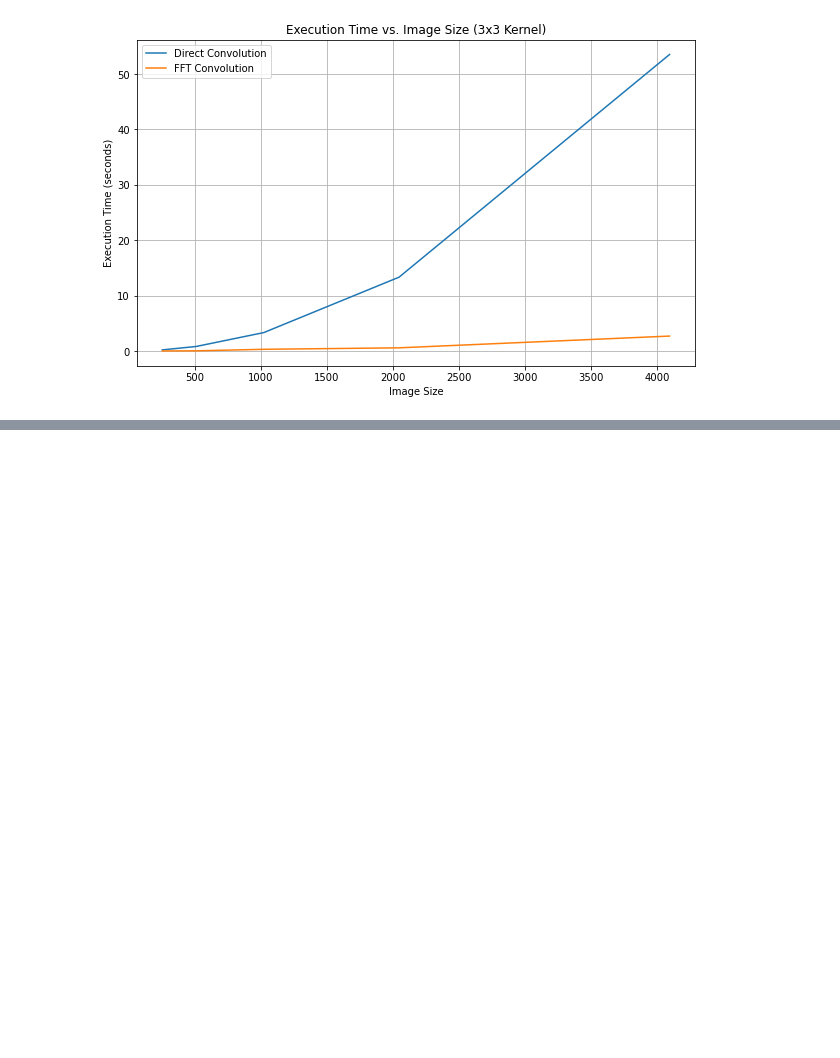
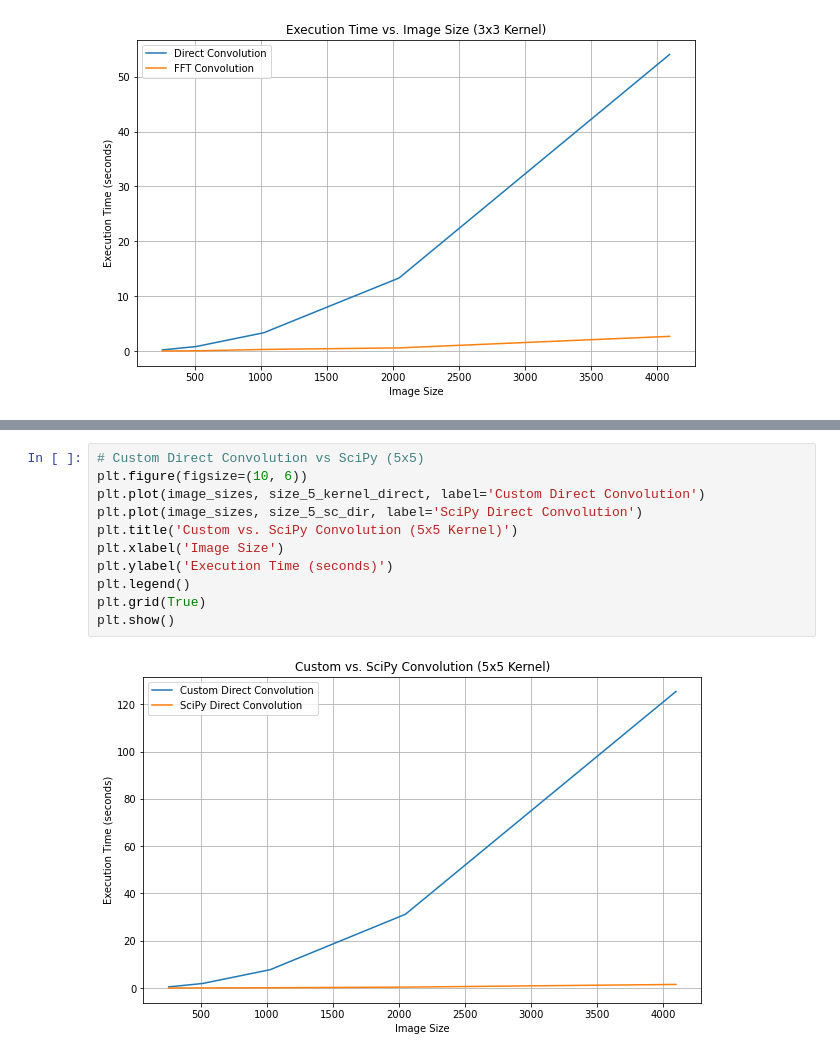
Before and after one commit to pmarshall7516/enhance-convolution-FFT, a Jupyter notebook: convolution_notebook.ipynb, the cells around one changed output, grey strips where cells are left out. Drawn from its saved outputs; the diff is of its cells as text; blank space fills up the shorter version.

```diff
--- a/convolution_notebook.ipynb
+++ b/convolution_notebook.ipynb
@@ -218,0 +286,13 @@ plt.show()
+# %%
+# Custom Direct Convolution vs SciPy (5x5)
+plt.figure(figsize=(10, 6))
+plt.plot(image_sizes, size_5_kernel_direct, label='Custom Direct Convolution')
+plt.plot(image_sizes, size_5_sc_dir, label='SciPy Direct Convolution')
+plt.title('Custom vs. SciPy Convolution (5x5 Kernel)')
+plt.xlabel('Image Size')
+plt.ylabel('Execution Time (seconds)')
+plt.legend()
+plt.grid(True)
+plt.show()
+# %% [output]
+[figure, added]
```
Also changed, not shown: parts of 13 cells of this notebook, 1 other file.
